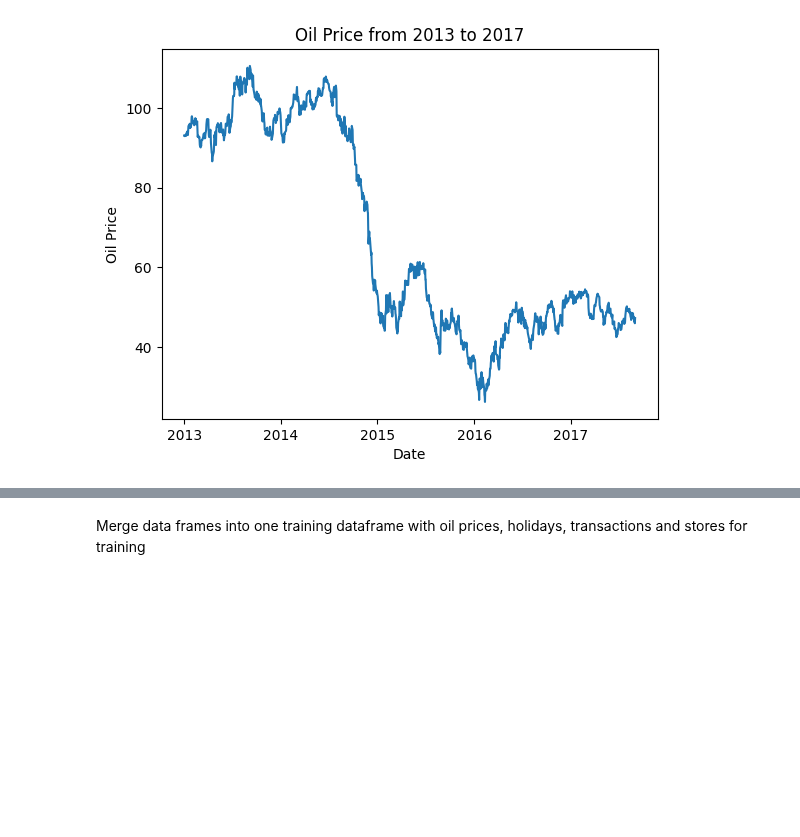
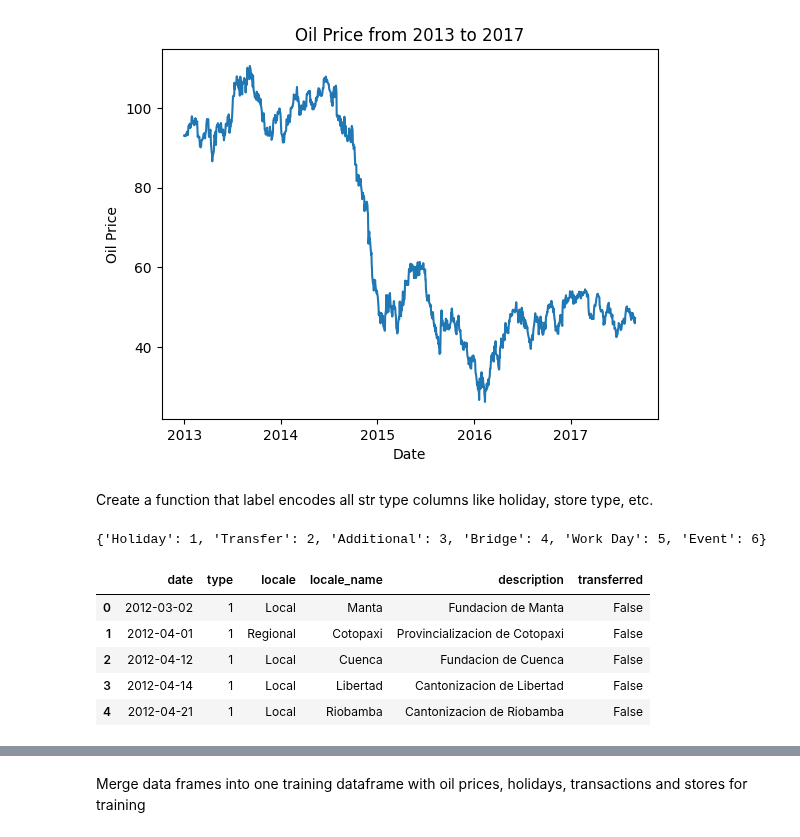
Before and after one commit to lieric90/Store-Sales, a Jupyter notebook: Store Sales Predictions/store_sale_predictions.ipynb, the cells around one changed output, grey strips where cells are left out. Drawn from its saved outputs; the diff is of its cells as text; code cells hidden in the pictures; blank space fills up the shorter version.

```diff
--- a/Store Sales Predictions/store_sale_predictions.ipynb
+++ b/Store Sales Predictions/store_sale_predictions.ipynb
@@ -93,3 +120,29 @@ plt.show()
 4 2013-01-07       93.20
 1218
 [figure]
+# %% [markdown]
+Create a function that label encodes all str type columns like holiday, store type, etc.
+# %%
+def label_encode_column(data):
+    data = data.dropna()
+    unique_values = data.unique()
+    mapping = {value: i + 1 for i, value in enumerate(unique_values)}
+    data_encoded = data.map(mapping)
+    print(mapping)
+    return data_encoded
+#testing on holiday dataframe
+holidays['type'] = label_encode_column(holidays['type'])
+holidays.head()
+#Holiday type notes
+#Holiday transfer column is a boolean which represents if the holiday was moved to a different day or not
+#Additional means that there are extra days added to a holiday (Christmas eve is an additional day as it is not christmas but also considered a holiday)
+#Bridge represents if it is an extra day added to a holiday
+#work day is a day where work is not usually expected (like saturday) but required to work to account for the extended bridge day
+# %% [output]
+{'Holiday': 1, 'Transfer': 2, 'Additional': 3, 'Bridge': 4, 'Work Day': 5, 'Event': 6}
+|  | date | type | locale | locale_name | description | transferred |
+| 0 | 2012-03-02 | 1 | Local | Manta | Fundacion de Manta | False |
+| 1 | 2012-04-01 | 1 | Regional | Cotopaxi | Provincializacion de Cotopaxi | False |
+| 2 | 2012-04-12 | 1 | Local | Cuenca | Fundacion de Cuenca | False |
+| 3 | 2012-04-14 | 1 | Local | Libertad | Cantonizacion de Libertad | False |
+| 4 | 2012-04-21 | 1 | Local | Riobamba | Cantonizacion de Riobamba | False |
```
Also changed, not shown: parts of 12 cells of this notebook.
